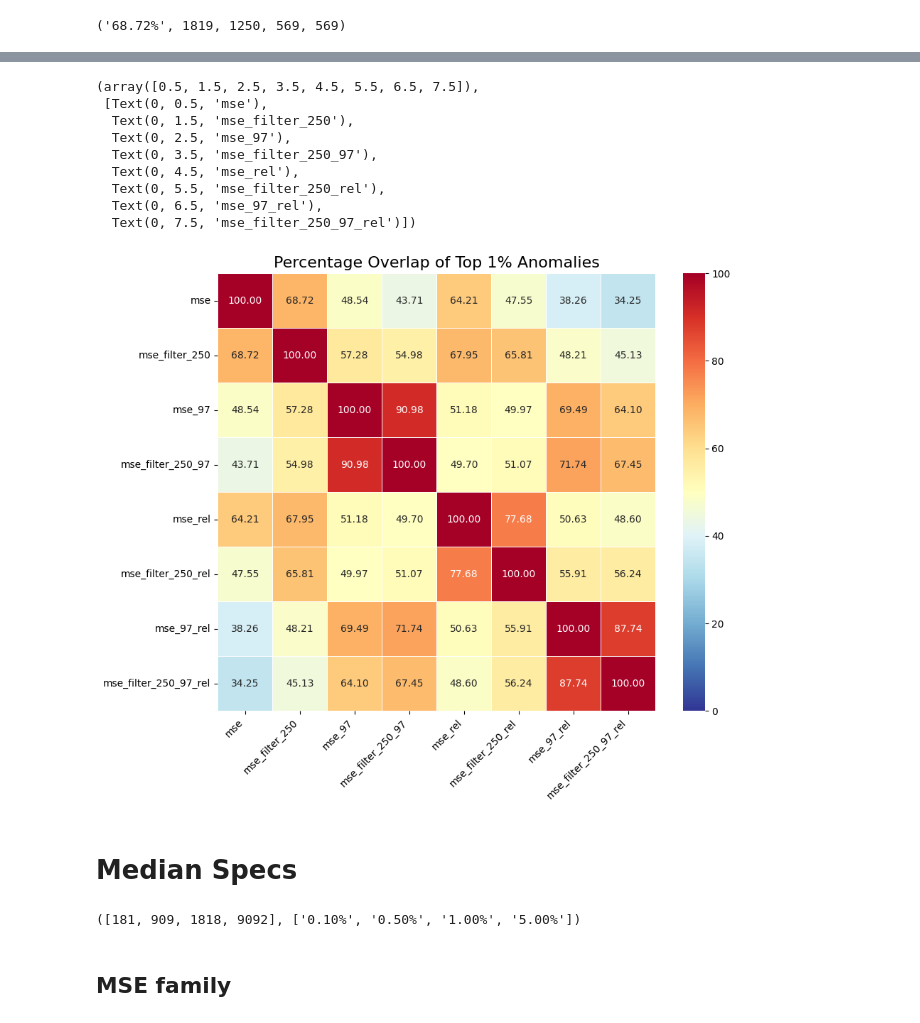
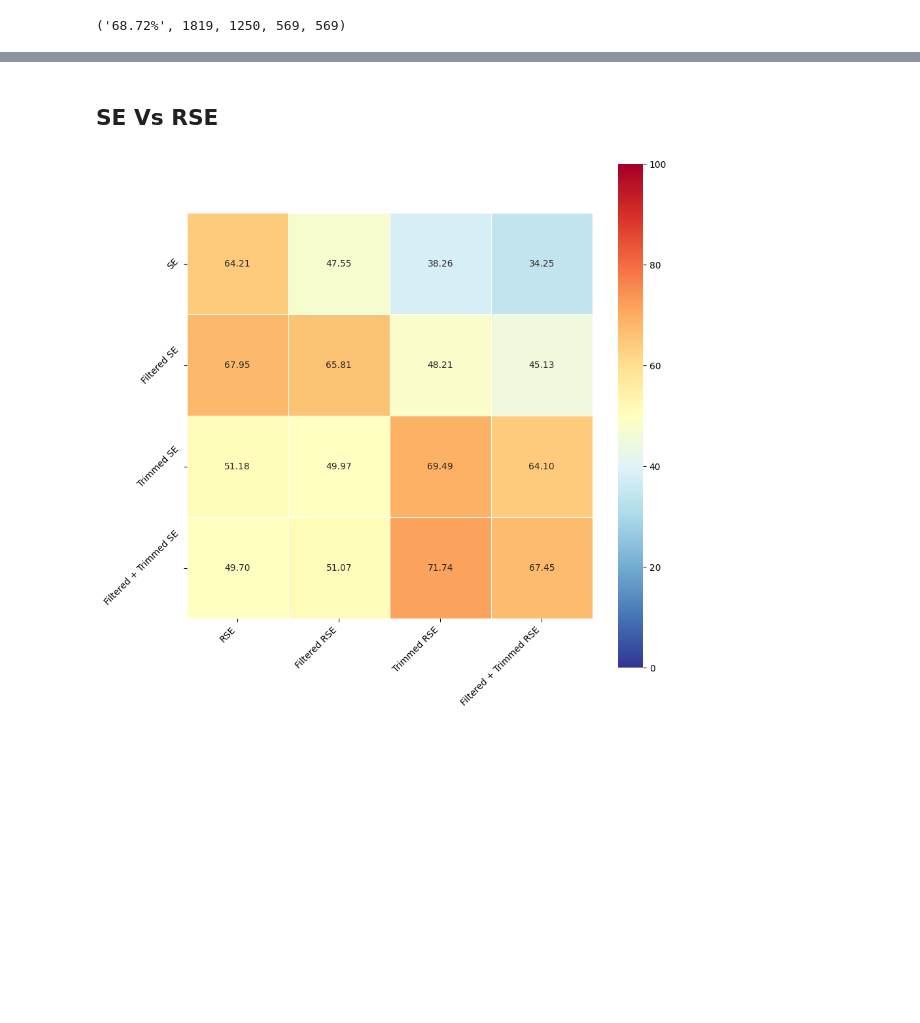
Before and after one commit to ed-ortizm/anomaly, a Jupyter notebook: thesis/01_scores.ipynb, the cells around one changed output, grey strips where cells are left out. Drawn from its saved outputs; the diff is of its cells as text; code cells hidden in the pictures; blank space fills up the shorter version.

```diff
--- a/thesis/01_scores.ipynb
+++ b/thesis/01_scores.ipynb
@@ -250,3 +284,15 @@ score_03_df = pd.read_csv(
     f"{scores_dir}/{bin_id}/scores_{bin_id}.csv.gz",
     index_col='specobjid'
 )
+
+rank = np.arange(score_03_df.shape[0]) + 1
+score_03_rank_df = score_03_df.copy()
+# score_rank_df
+for col in score_03_df.columns:
+
+    index_sorted = score_03_df.sort_values(
+        by=col, ascending=False
+    ).index
+
+    score_03_rank_df.loc[index_sorted, f'rank_{col}'] = rank
+    score_03_rank_df[f'rank_{col}'].astype(int)
@@ -709,13 +1036,14 @@ fig.savefig(
 # %% [markdown]
 ## Data prep
 # %%
-merged_df = score_03_df.join(
+score_cols = mse_cols + mse_rel_cols
+rank_cols = mse_rank_cols + mse_rank_rel_cols
+
+merged_df = score_03_rank_df[score_cols + rank_cols].join(
     final_meta_df[['z', 'snMedian']],
     how='inner'
 ).copy()
 
-score_cols = score_03_df.columns.to_list()
-
 merged_df[score_cols] = merged_df[
     score_cols
 ] / merged_df[score_cols].max()
@@ -845,8 +1685,8 @@ f"{overlap_pct:.2f}%", len(ids_a), len(common_ids), len(only_in_a), len(only_in_
 all_scores = mse_cols + mse_rel_cols
 
 overlap_df = pd.DataFrame(
-    index=all_scores,
-    columns=all_scores,
+    index=[map_score_name(s) for s in all_scores],
+    columns=[map_score_name(s) for s in all_scores],
     dtype=float
 )
 
@@ -856,7 +1696,7 @@ for score_a in all_scores:
 
         if score_a == score_b:
 
-            overlap_df.loc[score_a, score_b] = 100.0
+            overlap_df.loc[map_score_name(score_a), map_score_name(score_b)] = 100.0
 
         else:
             ids_a, ids_b, common, _, _ = AnomalyOverlapAnalyzer.overlap_pair_scores(
@@ -864,7 +1704,7 @@ for score_a in all_scores:
             )
 
             pct = (len(common) / len(ids_a)) * 100
-            overlap_df.loc[score_a, score_b] = pct
+            overlap_df.loc[map_score_name(score_a), map_score_name(score_b)] = pct
 
 overlap_df.round(2)
 # %% [output]
@@ -880,37 +1766,25 @@ overlap_df.round(2)
+# %% [markdown]
+## SE Vs RSE
 # %%
-plt.figure(figsize=(10, 8))
-
+fig = plt.figure(figsize=(10, 10))
+mapped_se_cols = [map_score_name(s) for s in mse_cols]
+mapped_rse_cols = [map_score_name(s) for s in mse_rel_cols]
 sns.heatmap(
-    overlap_df,
+    overlap_df.loc[mapped_se_cols, mapped_rse_cols],
     annot=True,       # Show the numbers in the squares
     fmt=".2f",        # Format as integers (e.g., "85") or ".1f" for "85.2"
     cmap="RdYlBu_r",  # Red-Yellow-Blue reversed (Red=High Overlap, Blue=Low)
     vmin=0, vmax=100, # Fix scale from 0 to 100%
     linewidths=0.5,   # Grid lines
     square=True       # Force square cells
 )
-plt.title("Percentage Overlap of Top 1% Anomalies", fontsize=16)
+# plt.title("Percentage Overlap of Top 1% Anomalies", fontsize=16)
 plt.xticks(rotation=45, ha='right')
-plt.yticks(rotation=0)
+plt.yticks(rotation=45)
+
+fig.savefig(
+    f"{ch_4_dir}/heatmap_overlap_all_scores_bin_03.pdf",
+    bbox_inches='tight'
+)
 # %% [output]
-(array([0.5, 1.5, 2.5, 3.5, 4.5, 5.5, 6.5, 7.5]),
- [Text(0, 0.5, 'mse'),
-  Text(0, 1.5, 'mse_filter_250'),
-  Text(0, 2.5, 'mse_97'),
-  Text(0, 3.5, 'mse_filter_250_97'),
-  Text(0, 4.5, 'mse_rel'),
-  Text(0, 5.5, 'mse_filter_250_rel'),
-  Text(0, 6.5, 'mse_97_rel'),
-  Text(0, 7.5, 'mse_filter_250_97_rel')])
-[figure, old version]
+[figure, new version]
-# %% [markdown]
-# Median Specs
-# %%
-n_spec = merged_df.shape[0]
-n_tops = [int(n_spec*p) for p in [0.001, 0.005, 0.01, 0.05]]
-n_tops_perc = [f'{n/n_spec*100:.2f}%' for n in n_tops]
-n_tops, n_tops_perc
-# %% [output]
-([181, 909, 1818, 9092], ['0.10%', '0.50%', '1.00%', '5.00%'])
-# %% [markdown]
-## MSE family
```
Also changed, not shown: parts of 103 cells of this notebook, 1 other file.
